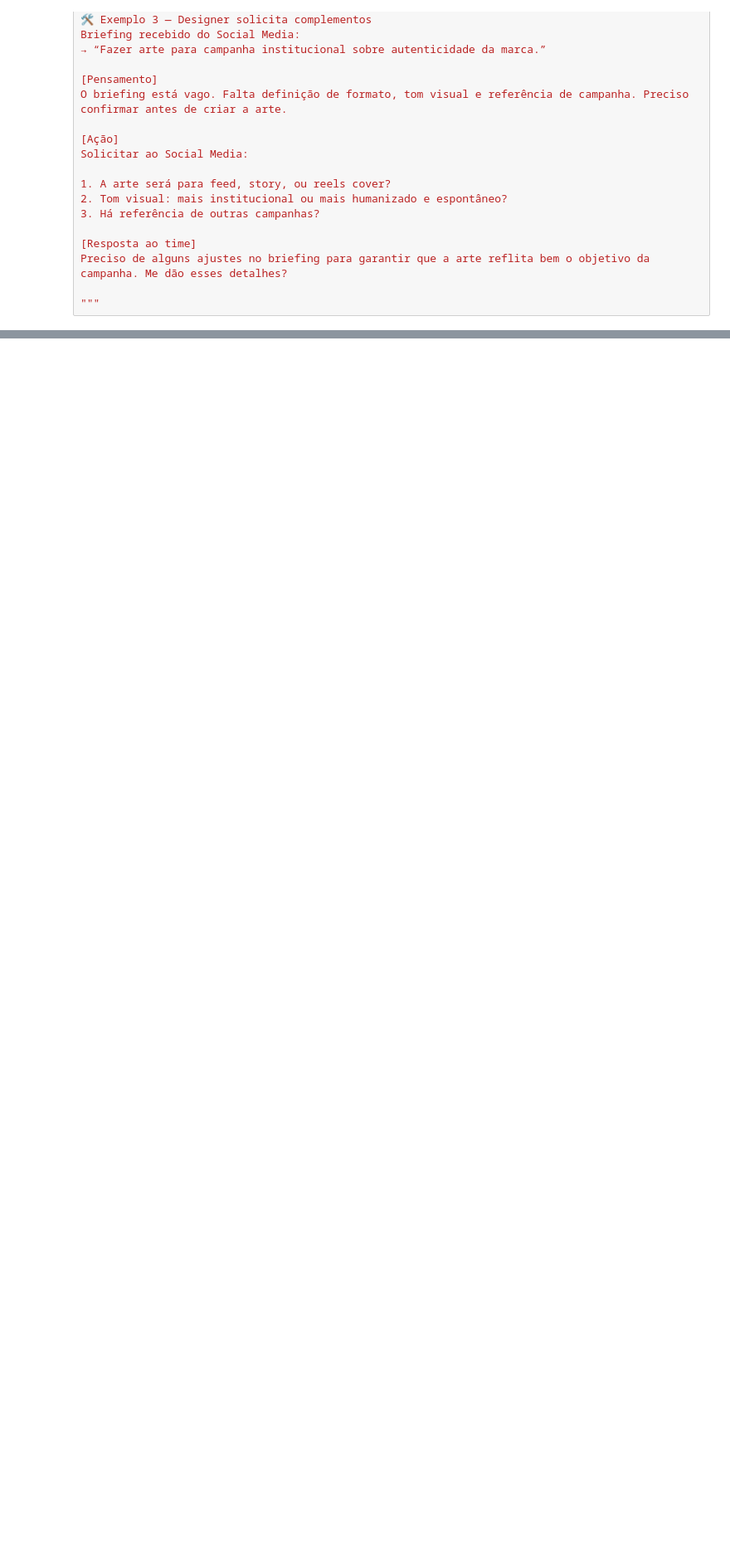
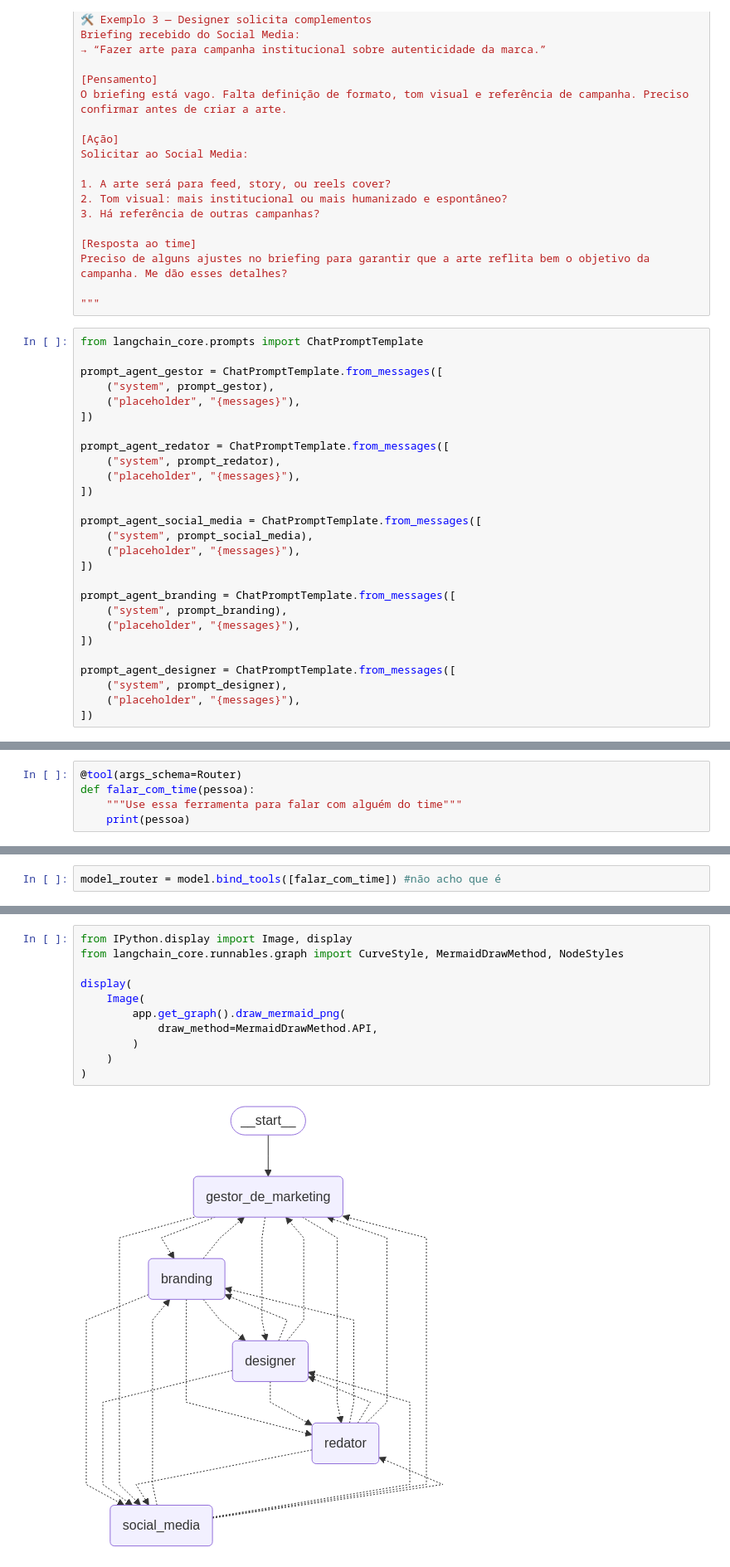
Before and after one commit to micaelleos/MarketingTeam, a Jupyter notebook: notebooks/Time 2.ipynb, the cells around one changed output, grey strips where cells are left out. Shown at 83% size. Drawn from its saved outputs; the diff is of its cells as text; blank space fills up the shorter version.

```diff
--- a/notebooks/Time 2.ipynb
+++ b/notebooks/Time 2.ipynb
@@ -594,6 +595,33 @@ Solicitar ao Social Media:
 Preciso de alguns ajustes no briefing para garantir que a arte reflita bem o objetivo da campanha. Me dão esses detalhes?
 
 """
+# %%
+from langchain_core.prompts import ChatPromptTemplate
+
+prompt_agent_gestor = ChatPromptTemplate.from_messages([
+    ("system", prompt_gestor),
+    ("placeholder", "{messages}"),
+])
+
+prompt_agent_redator = ChatPromptTemplate.from_messages([
+    ("system", prompt_redator),
+    ("placeholder", "{messages}"),
+])
+
+prompt_agent_social_media = ChatPromptTemplate.from_messages([
+    ("system", prompt_social_media),
+    ("placeholder", "{messages}"),
+])
+
+prompt_agent_branding = ChatPromptTemplate.from_messages([
+    ("system", prompt_branding),
+    ("placeholder", "{messages}"),
+])
+
+prompt_agent_designer = ChatPromptTemplate.from_messages([
+    ("system", prompt_designer),
+    ("placeholder", "{messages}"),
+])
 # %%
 from pydantic import BaseModel, Field
 from typing import Literal, List
@@ -621,0 +641,5 @@ class AgentStatePlanner(MessagesState):
+# %%
+@tool(args_schema=Router)
+def falar_com_time(pessoa):
+    """Use essa ferramenta para falar com alguém do time"""
+    print(pessoa)
@@ -621,0 +650,2 @@ class AgentStatePlanner(MessagesState):
+# %%
+model_router = model.bind_tools([falar_com_time]) #não acho que é
@@ -670,0 +786,13 @@ supervisor = builder.compile()
+# %%
+from IPython.display import Image, display
+from langchain_core.runnables.graph import CurveStyle, MermaidDrawMethod, NodeStyles
+
+display(
+    Image(
+        app.get_graph().draw_mermaid_png(
+            draw_method=MermaidDrawMethod.API,
+        )
+    )
+)
+# %% [output]
+[figure, added]
```
Also changed, not shown: parts of 11 cells of this notebook, 3 other files.
